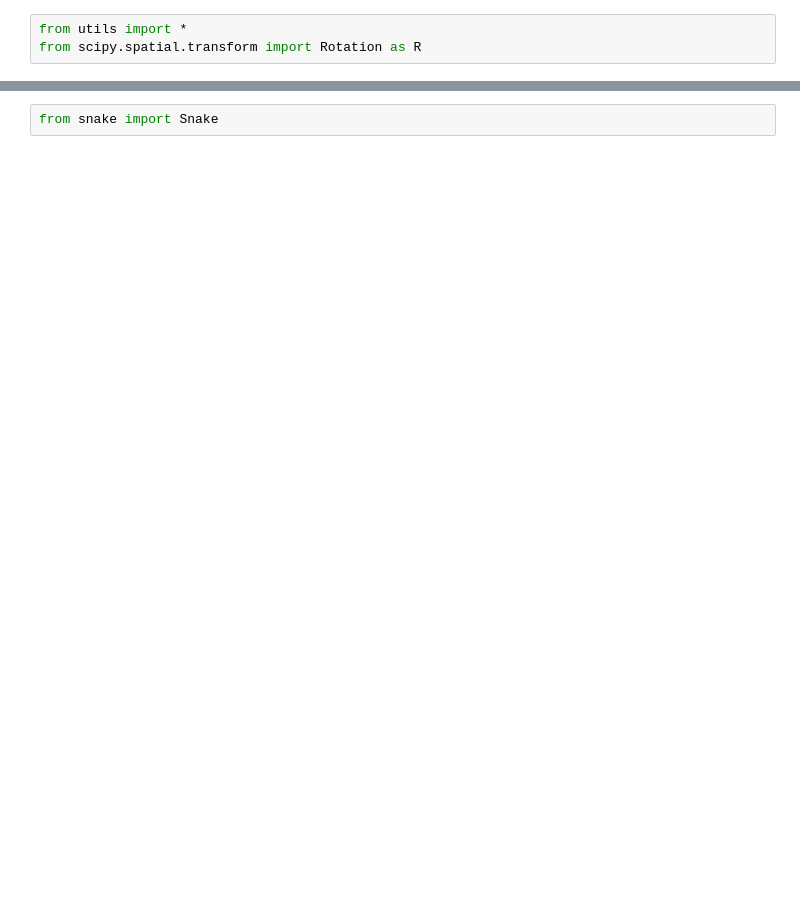
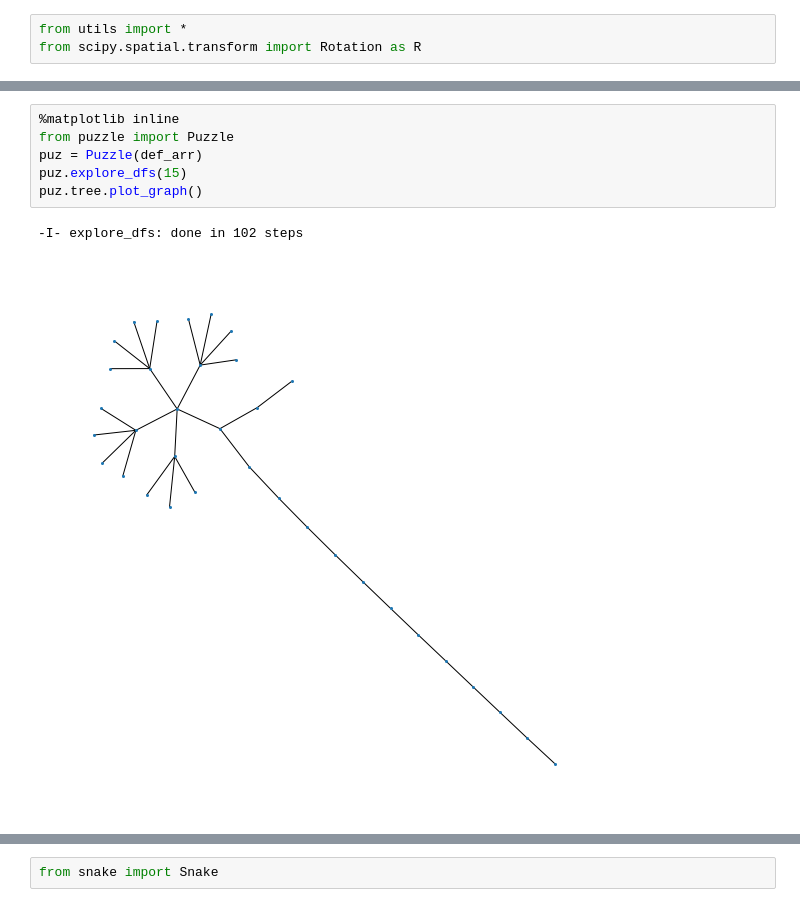
Before and after one commit to TDoGoodT/box-sim, a Jupyter notebook: Snake2Box.ipynb, the cells around one changed output, grey strips where cells are left out. Cells and saved outputs as stored; diff of their text form; blank space fills up the shorter version.

```diff
--- a/Snake2Box.ipynb
+++ b/Snake2Box.ipynb
@@ -110,0 +81,9 @@ In order to see the function that places a new block look at snake.py: "build_ne
+# %%
+%matplotlib inline
+from puzzle import Puzzle
+puz = Puzzle(def_arr)
+puz.explore_dfs(15)
+puz.tree.plot_graph()
+# %% [output]
+-I- explore_dfs: done in 102 steps
+[figure, added]
```
Also changed, not shown: parts of 14 cells of this notebook, 10 other files.
